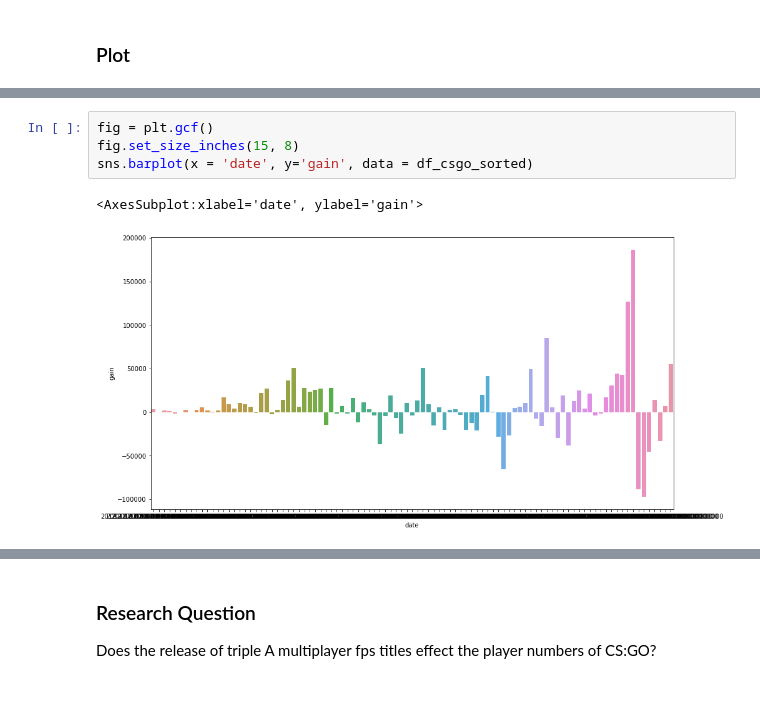
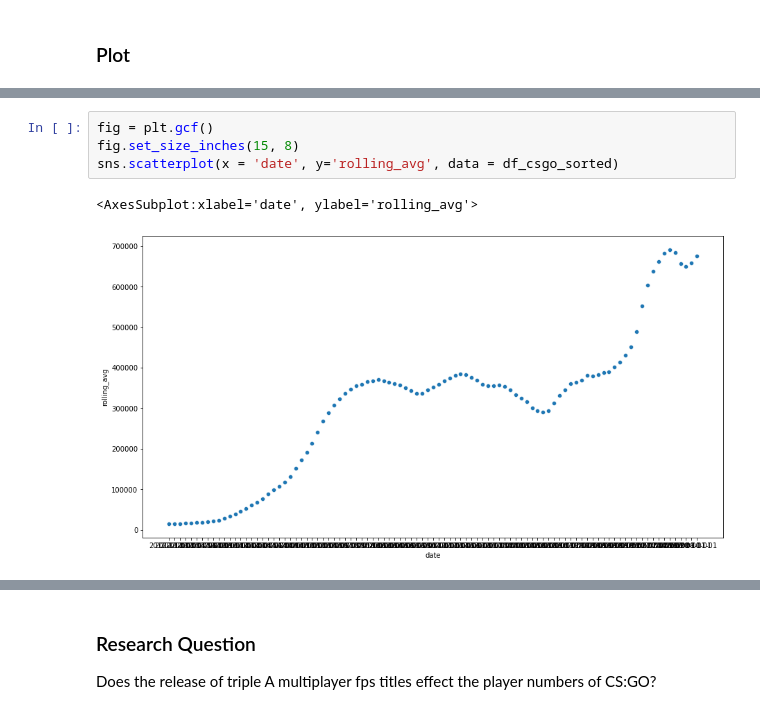
Before and after one commit to data301-2021-winter1/project-group01-project, a Jupyter notebook: notebooks/Milestone3-Data_Analysis.ipynb, the cells around one changed output, grey strips where cells are left out. Drawn from its saved outputs; the diff is of its cells as text.

```diff
--- a/notebooks/Milestone3-Data_Analysis.ipynb
+++ b/notebooks/Milestone3-Data_Analysis.ipynb
@@ -42,10 +36,10 @@ sns.scatterplot(x = 'date', y='avg', data = df_csgo_sorted)
-# %%
-fig = plt.gcf()
-fig.set_size_inches(15, 8)
-sns.barplot(x = 'date', y='gain', data = df_csgo_sorted)
-# %% [output]
-<AxesSubplot:xlabel='date', ylabel='gain'>
-[figure, removed]
+# %%
+fig = plt.gcf()
+fig.set_size_inches(15, 8)
+sns.scatterplot(x = 'date', y='rolling_avg', data = df_csgo_sorted)
+# %% [output]
+<AxesSubplot:xlabel='date', ylabel='rolling_avg'>
+[figure, added]
 # %%
 fig = plt.gcf()
 fig.set_size_inches(15, 8)
```
Also changed, not shown: parts of 7 cells of this notebook, 3 other files.
